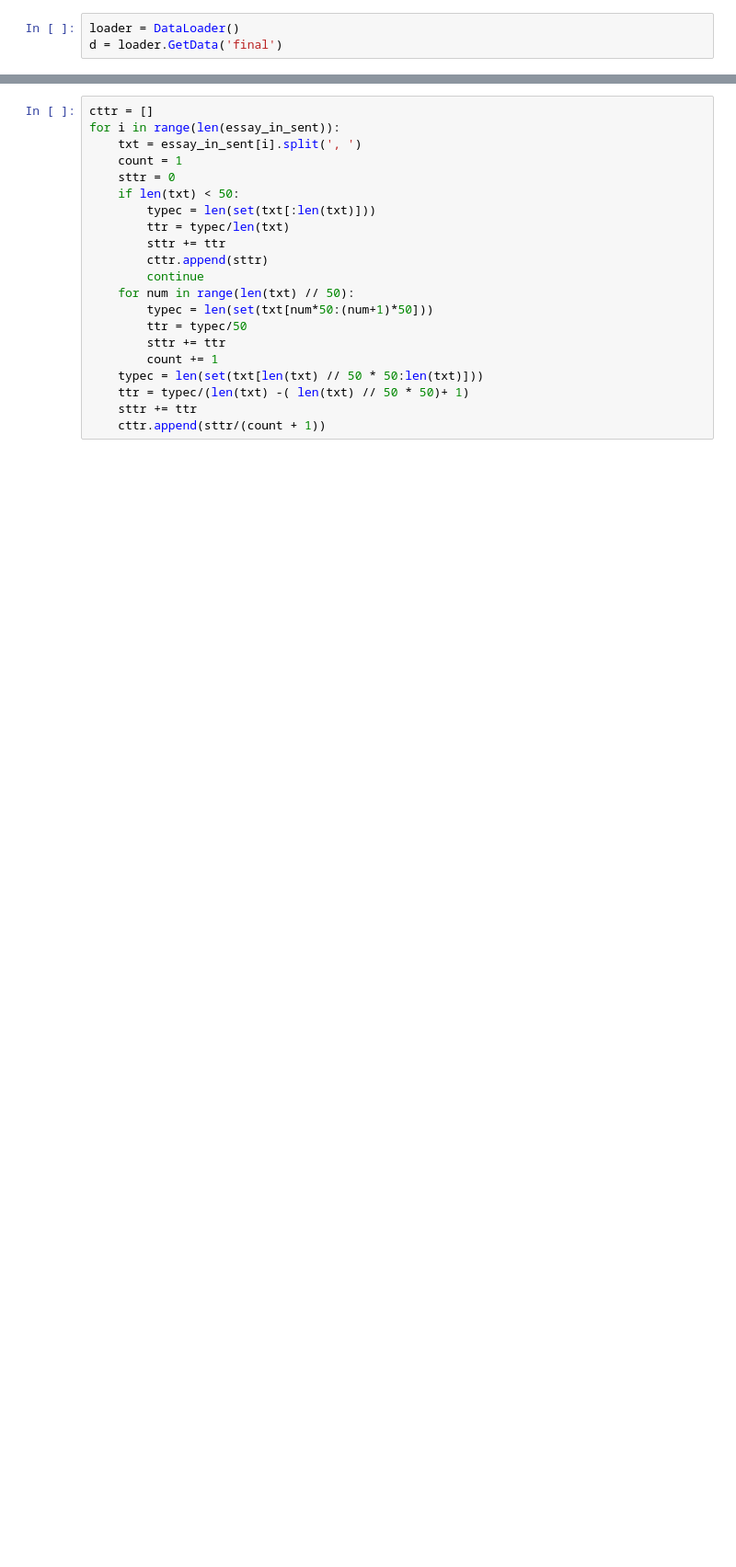
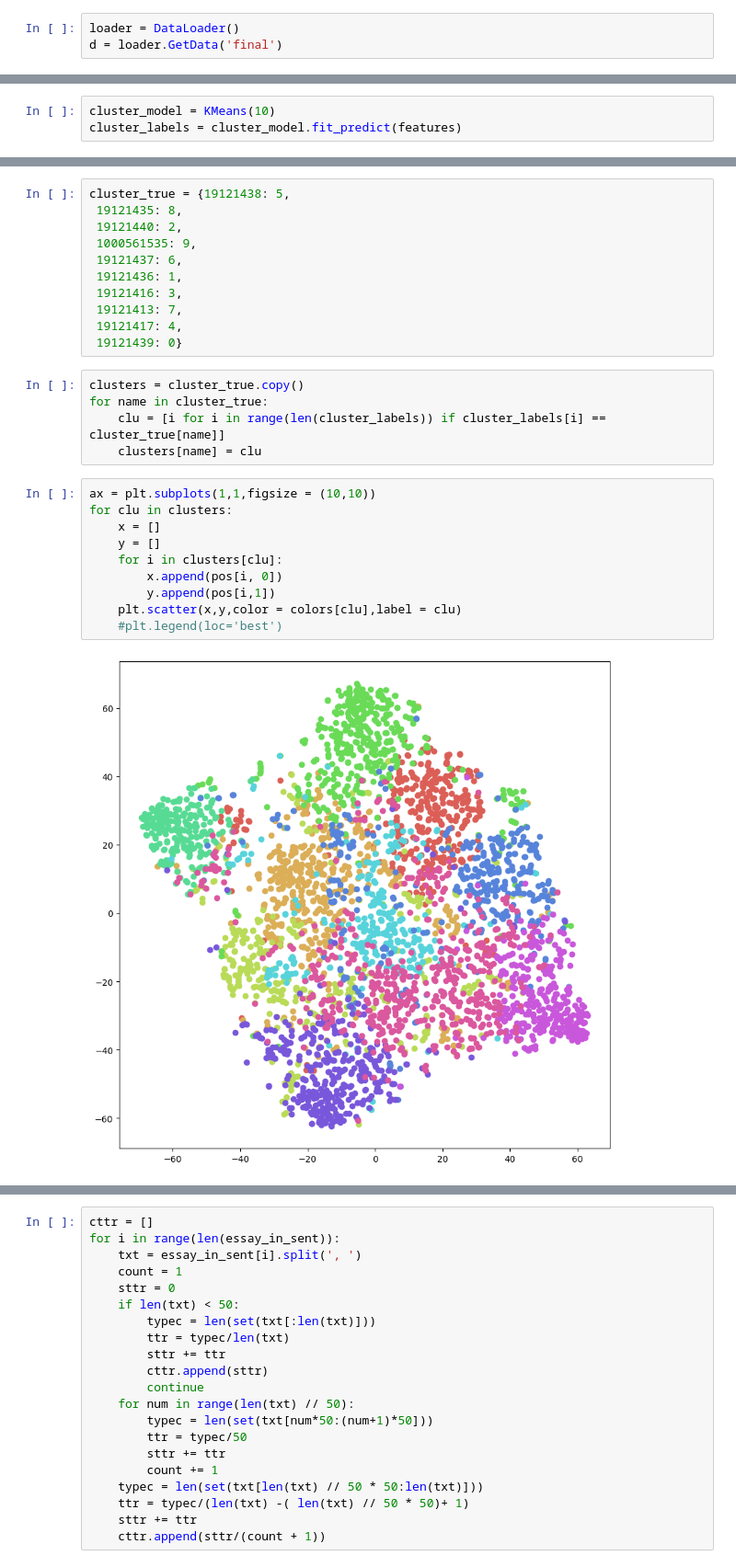
Before and after one commit to Zhurp2020/aes-with-bert, a Jupyter notebook: final-sim.ipynb, the cells around one changed output, grey strips where cells are left out. Shown: that part at 92% size. Drawn from its saved outputs; the diff is of its cells as text; blank space fills up the shorter version.

```diff
--- a/final-sim.ipynb
+++ b/final-sim.ipynb
@@ -58,0 +91,3 @@ with open('features/final-winter-sim.txt','r',encoding='utf-8') as f:
+# %%
+cluster_model = KMeans(10)
+cluster_labels = cluster_model.fit_predict(features)
@@ -58,0 +102,28 @@ with open('features/final-winter-sim.txt','r',encoding='utf-8') as f:
+# %%
+cluster_true = {19121438: 5,
+ 19121435: 8,
+ 19121440: 2,
+ 1000561535: 9,
+ 19121437: 6,
+ 19121436: 1,
+ 19121416: 3,
+ 19121413: 7,
+ 19121417: 4,
+ 19121439: 0}
+# %%
+clusters = cluster_true.copy()
+for name in cluster_true:
+    clu = [i for i in range(len(cluster_labels)) if cluster_labels[i] == cluster_true[name]]
+    clusters[name] = clu
+# %%
+ax = plt.subplots(1,1,figsize = (10,10))
+for clu in clusters:
+    x = []
+    y = []
+    for i in clusters[clu]:
+        x.append(pos[i, 0])
+        y.append(pos[i,1])
+    plt.scatter(x,y,color = colors[clu],label = clu)
+    #plt.legend(loc='best')
+# %% [output]
+[figure, added]
```
Also changed, not shown: parts of 52 cells of this notebook, 8 other files.
